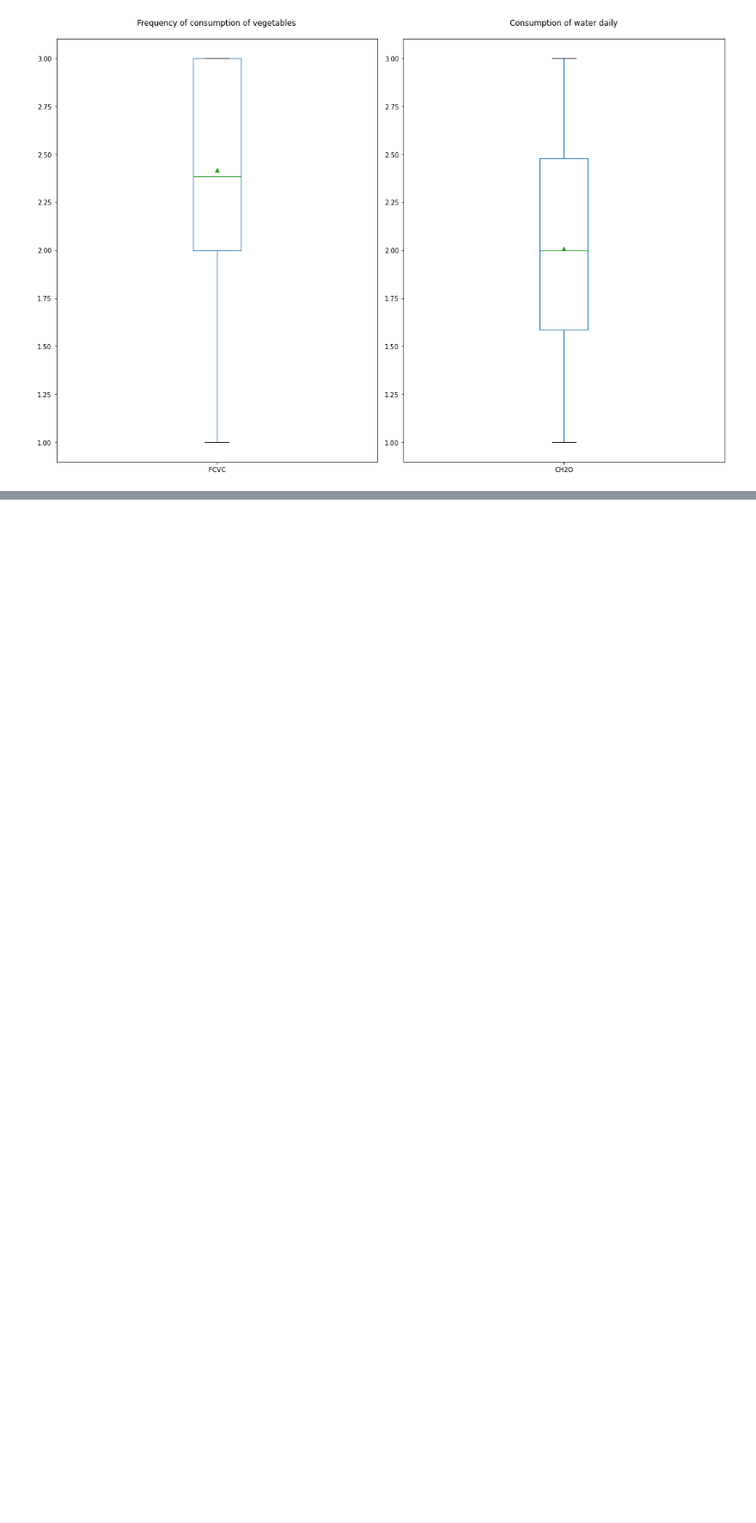
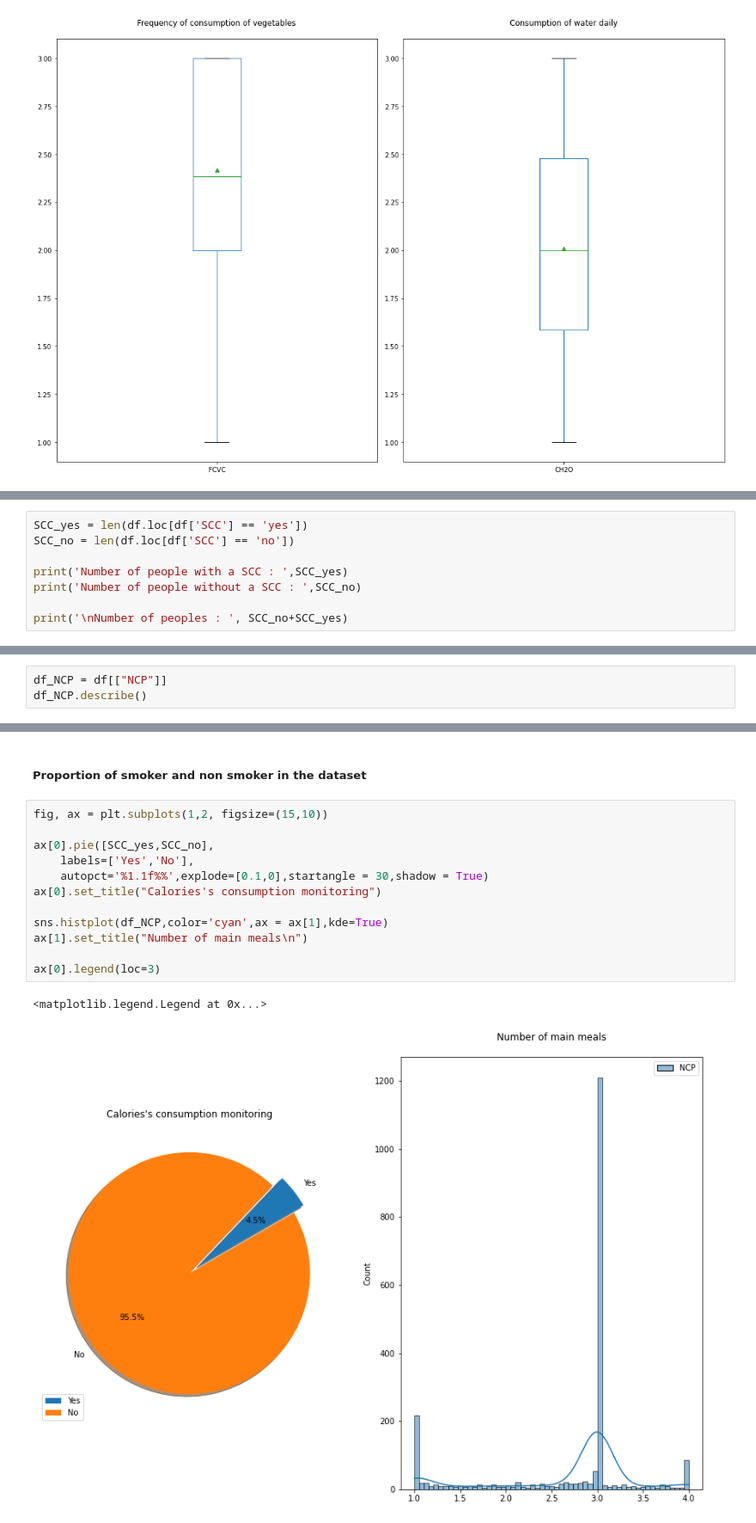
Before and after one commit to Leodespt/Projet_Python, a Jupyter notebook: Projet_Groupes.ipynb, the cells around one changed output, grey strips where cells are left out. Shown at 86% size. Drawn from its saved outputs; the diff is of its cells as text; blank space fills up the shorter version.

```diff
--- a/Projet_Groupes.ipynb
+++ b/Projet_Groupes.ipynb
@@ -109,0 +192,8 @@ plt.tight_layout()
+# %%
+SCC_yes = len(df.loc[df['SCC'] == 'yes'])
+SCC_no = len(df.loc[df['SCC'] == 'no'])
+
+print('Number of people with a SCC : ',SCC_yes)
+print('Number of people without a SCC : ',SCC_no)
+
+print('\nNumber of peoples : ', SCC_no+SCC_yes)
@@ -109,0 +207,3 @@ plt.tight_layout()
+# %%
+df_NCP = df[["NCP"]]
+df_NCP.describe()
@@ -109,0 +220,17 @@ plt.tight_layout()
+# %% [markdown]
+##### Proportion of smoker and non smoker in the dataset
+# %%
+fig, ax = plt.subplots(1,2, figsize=(15,10))
+
+ax[0].pie([SCC_yes,SCC_no],
+    labels=['Yes','No'],
+    autopct='%1.1f%%',explode=[0.1,0],startangle = 30,shadow = True)
+ax[0].set_title("Calories's consumption monitoring")
+
+sns.histplot(df_NCP,color='cyan',ax = ax[1],kde=True)
+ax[1].set_title("Number of main meals\n")
+
+ax[0].legend(loc=3)
+# %% [output]
+<matplotlib.legend.Legend at 0x...>
+[figure, added]
```
Also changed, not shown: parts of 23 cells of this notebook.
